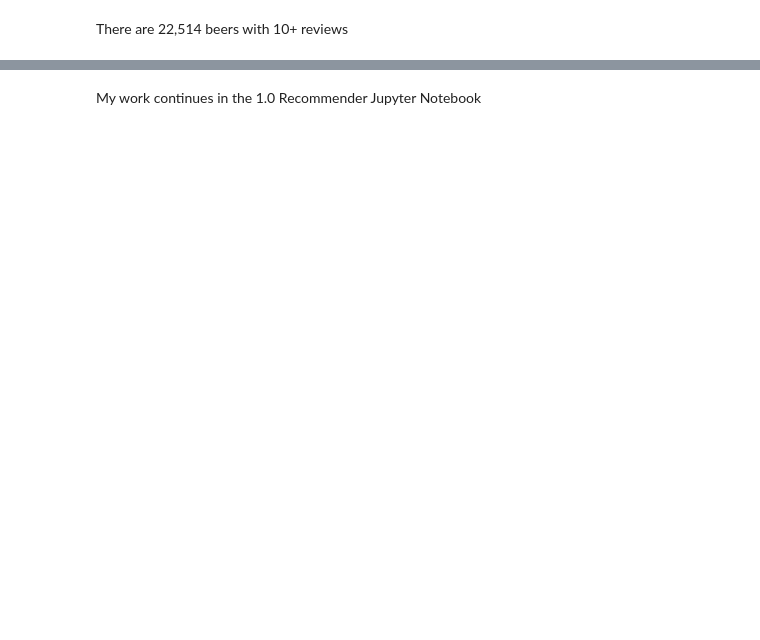
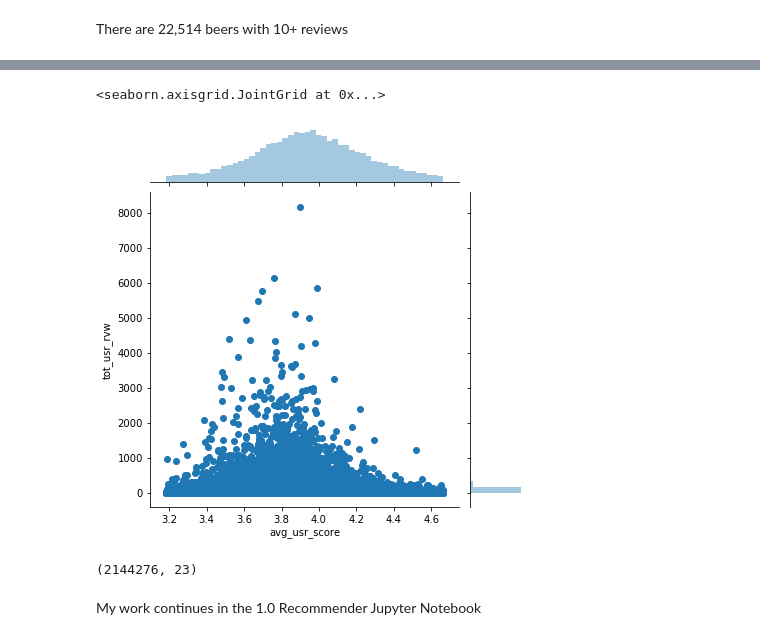
Before and after one commit to aabrahamson3/beer30, a Jupyter notebook: Beer-EDA.ipynb, the cells around one changed output, grey strips where cells are left out. Cells and saved outputs as stored; diff of their text form; code cells hidden in the pictures; blank space fills up the shorter version.

```diff
--- a/Beer-EDA.ipynb
+++ b/Beer-EDA.ipynb
@@ -528,0 +605,10 @@ There are 22,514 beers with 10+ reviews
+# %%
+# removing users outside of 2STD of the mean average score
+# the thought is that some reviewers might be too generous, or too harsh in general
+# Cutting out 2std above the mean makes sense as someone with an average score of 4.7+
+# is either only drinking the best, or their view is skewed.
+# To maintain consistency I also removed 2STD below, but it could be argued that the
+# lowerbound of the cutoff should be lower
+
+reviewers_sub = reviewers.loc[(reviewers['avg_usr_score'] >= 3.182) &\
+                              (reviewers['avg_usr_score'] <= 4.665)]
@@ -528,0 +620,5 @@ There are 22,514 beers with 10+ reviews
+# %%
+sns.jointplot(x='avg_usr_score', y='tot_usr_rvw', data = reviewers_sub)
+# %% [output]
+<seaborn.axisgrid.JointGrid at 0x...>
+[figure, added]
@@ -529,2 +627,6 @@ There are 22,514 beers with 10+ reviews
+# %%
+df_with_mins.shape
+# %% [output]
+(2144276, 23)
 # %% [markdown]
 My work continues in the 1.0 Recommender Jupyter Notebook
```
Also changed, not shown: parts of 20 cells of this notebook, 3 other files.
